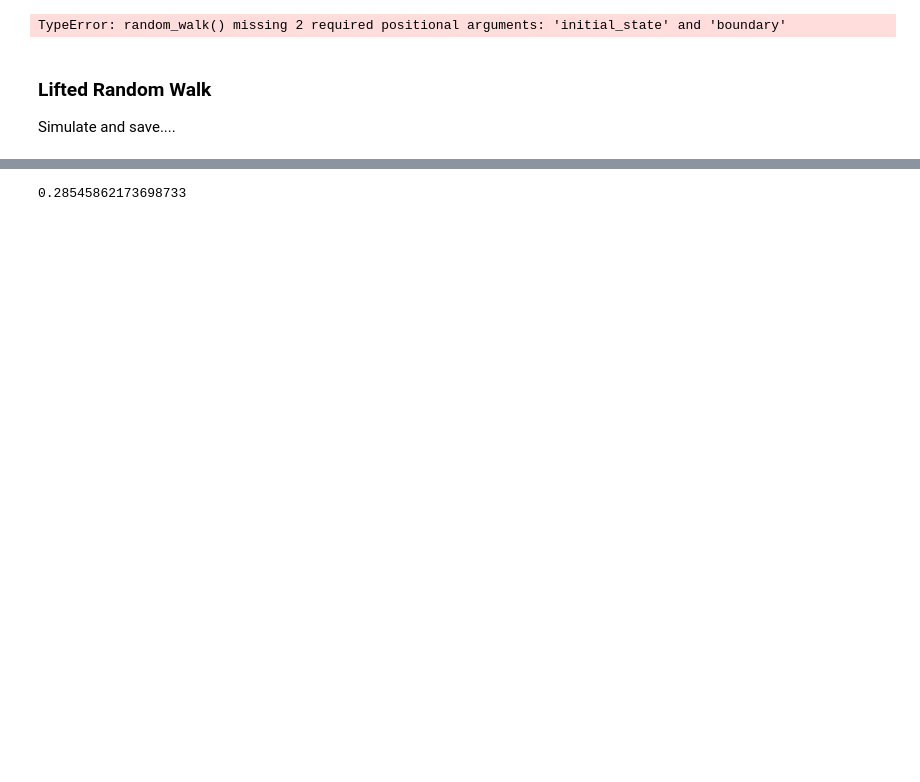
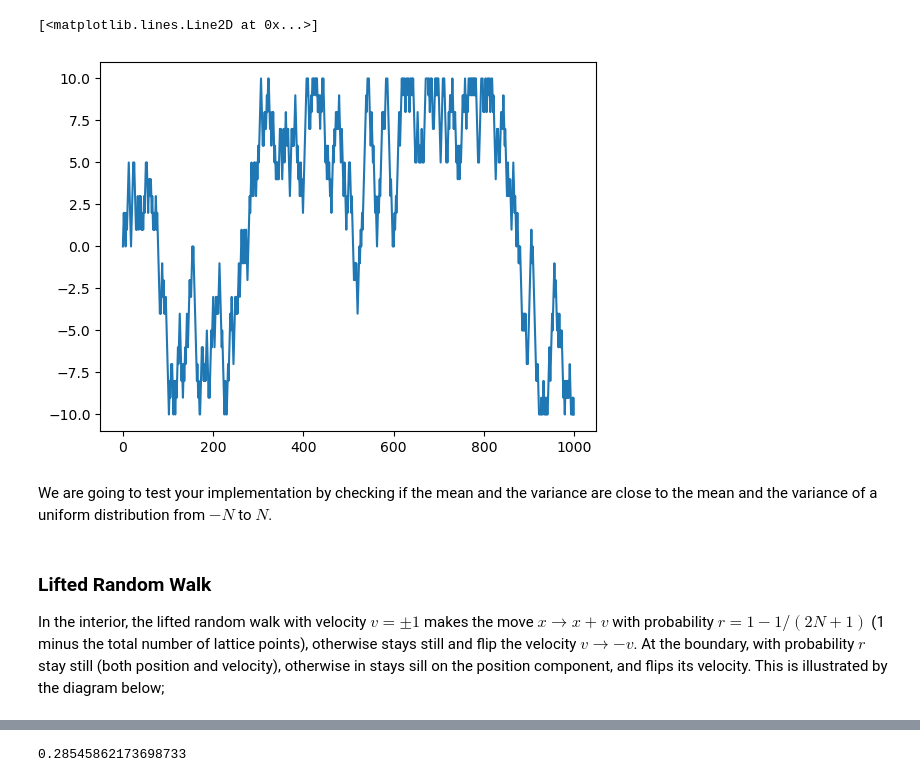
Before and after one commit to SebaGraz/PDMP_workshop, a Jupyter notebook: PDMP_workshop.ipynb, the cells around one changed output, grey strips where cells are left out. Cells and saved outputs as stored; diff of their text form; code cells hidden in the pictures; blank space fills up the shorter version.

```diff
--- a/PDMP_workshop.ipynb
+++ b/PDMP_workshop.ipynb
@@ -25,18 +36,25 @@ ModuleNotFoundError: No module named 'matplotlib'
 # %%
 # SOLUTIONS WITH MARKS
 # CHECK AND ADAPT AND ADD BOUNDARIES
+random.seed(1234)
 def random_walk(steps, initial_state, boundary):
     state = initial_state
     trajectory = [state]
     for _ in range(steps):
         step = np.random.choice([-1, 1])
-        if abs(state + step) < boundary:
+        if abs(state + step) <= boundary:
             state += step
         trajectory.append(state)
     return trajectory
 
-# Simulate random walk with 1000 steps
-steps = 1000
-positions = random_walk(steps, initial_state, boundary):
+# Simulate random walk
+steps = 10 ** 6
+boundary = 10
+initial_state = 0
+trajectory_rw = random_walk(steps, initial_state, boundary)
+plt.plot(trajectory_rw[0:1000])
 # %% [output]
-TypeError: random_walk() missing 2 required positional arguments: 'initial_state' and 'boundary'
+[<matplotlib.lines.Line2D at 0x...>]
+[figure, added]
+# %% [markdown]
+We are going to test your implementation by checking if the mean and the variance are close to the mean and the variance of a uniform distribution from $-N$ to $N$.
@@ -43,5 +71,6 @@ TypeError: random_walk() missing 2 required positional arguments: 'initial_state
 # %% [markdown]
 ### Lifted Random Walk
-Simulate and save....
+
+In the interior, the lifted random walk with velocity $v = \pm 1$ makes the move $x \to x + v$ with probability $r = 1 -  1/(2N + 1)$ (1 minus the total number of lattice points), otherwise stays still and flip the velocity $v \to -v$. At the boundary, with probability $r$ stay still (both position and velocity), otherwise  in stays sill on the position component, and flips its velocity. This is illustrated by the diagram below;
 # %%
 # Template lifted random walk
```
Also changed, not shown: parts of 29 cells of this notebook, 1 other file.
